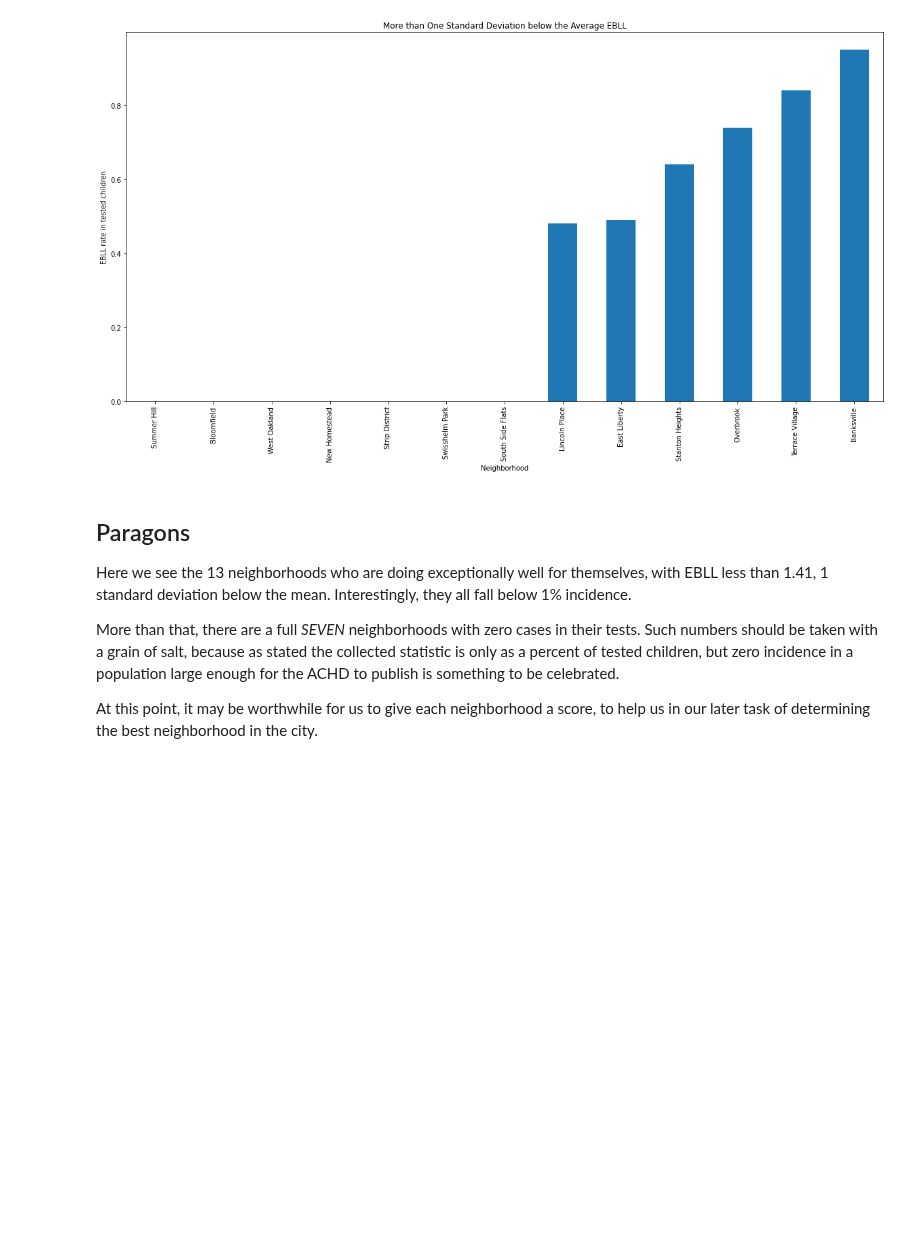
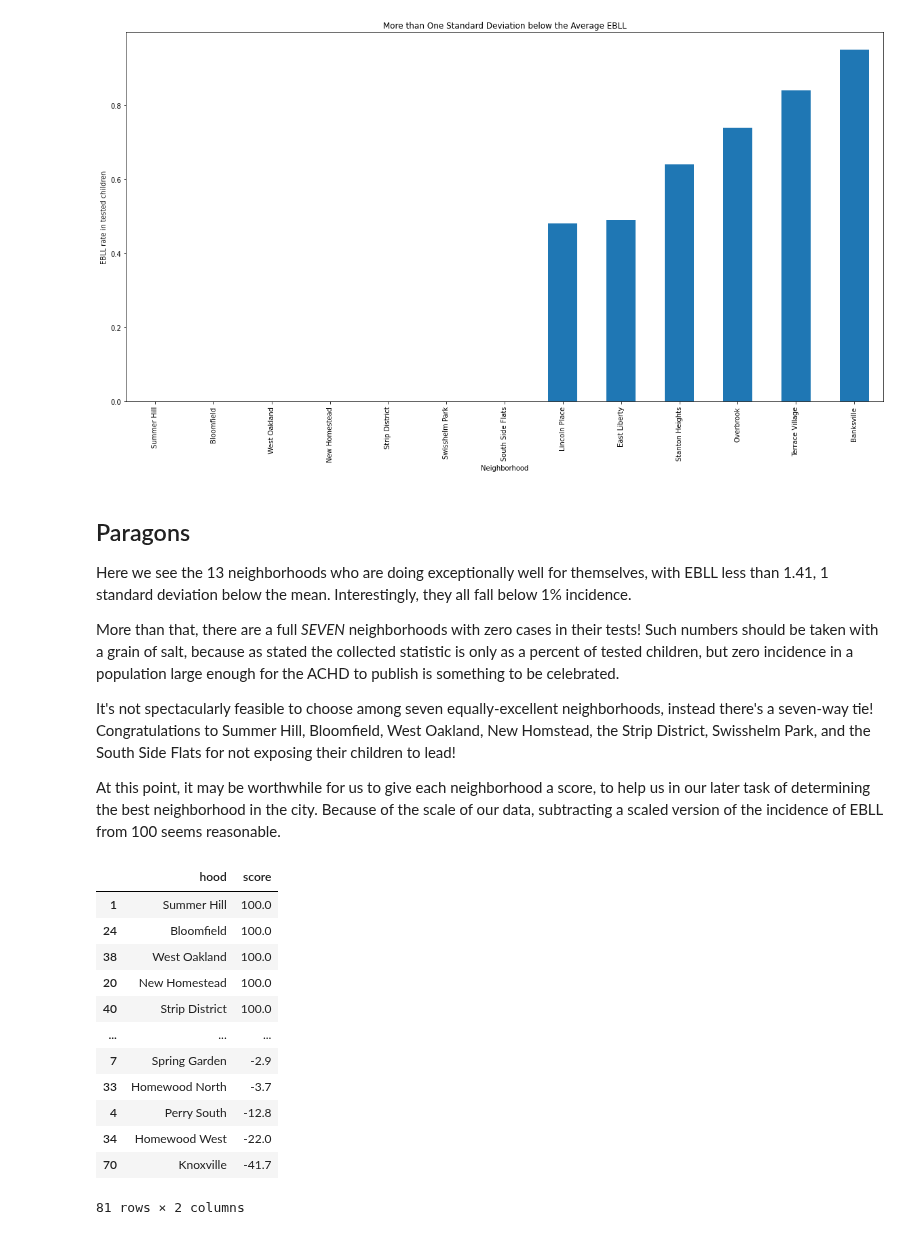
Before and after one commit to neffers/pittsburgh-neighborhood-analysis, a Jupyter notebook: jbb65-lead-in-the-water.ipynb, the cells around one changed output. Cells and saved outputs as stored; diff of their text form; code cells hidden in the pictures; blank space fills up the shorter version.

```diff
--- a/jbb65-lead-in-the-water.ipynb
+++ b/jbb65-lead-in-the-water.ipynb
@@ -92,8 +88,26 @@ dtype: int64
 ## Paragons
 Here we see the 13 neighborhoods who are doing exceptionally well for themselves, with EBLL less than 1.41, 1 standard deviation below the mean. Interestingly, they all fall below 1% incidence.
 
-More than that, there are a full *SEVEN* neighborhoods with zero cases in their tests. Such numbers should be taken with a grain of salt, because as stated the collected statistic is only as a percent of tested children, but zero incidence in a population large enough for the ACHD to publish is something to be celebrated.
+More than that, there are a full *SEVEN* neighborhoods with zero cases in their tests! Such numbers should be taken with a grain of salt, because as stated the collected statistic is only as a percent of tested children, but zero incidence in a population large enough for the ACHD to publish is something to be celebrated.
 
-At this point, it may be worthwhile for us to give each neighborhood a score, to help us in our later task of determining the best neighborhood in the city.
+It's not spectacularly feasible to choose among seven equally-excellent neighborhoods, instead there's a seven-way tie! Congratulations to Summer Hill, Bloomfield, West Oakland, New Homstead, the Strip District, Swisshelm Park, and the South Side Flats for not exposing their children to lead!
+
+At this point, it may be worthwhile for us to give each neighborhood a score, to help us in our later task of determining the best neighborhood in the city. Because of the scale of our data, subtracting a scaled version of the incidence of EBLL from 100 seems reasonable.
 # %%
-ezview.insert(2,'score',100-ezview['percentEBLL15_20']*10)
+scored = ezview.copy()
+scored.insert(2,'score',100-ezview['percentEBLL15_20']*10)
+scored[['hood','score']]
+# %% [output]
+|  | hood | score |
+| 1 | Summer Hill | 100.0 |
+| 24 | Bloomfield | 100.0 |
+| 38 | West Oakland | 100.0 |
+| 20 | New Homestead | 100.0 |
+| 40 | Strip District | 100.0 |
+| ... | ... | ... |
+| 7 | Spring Garden | -2.9 |
+| 33 | Homewood North | -3.7 |
+| 4 | Perry South | -12.8 |
+| 34 | Homewood West | -22.0 |
+| 70 | Knoxville | -41.7 |
+81 rows × 2 columns
```
Also changed, not shown: parts of 1 cell of this notebook.
